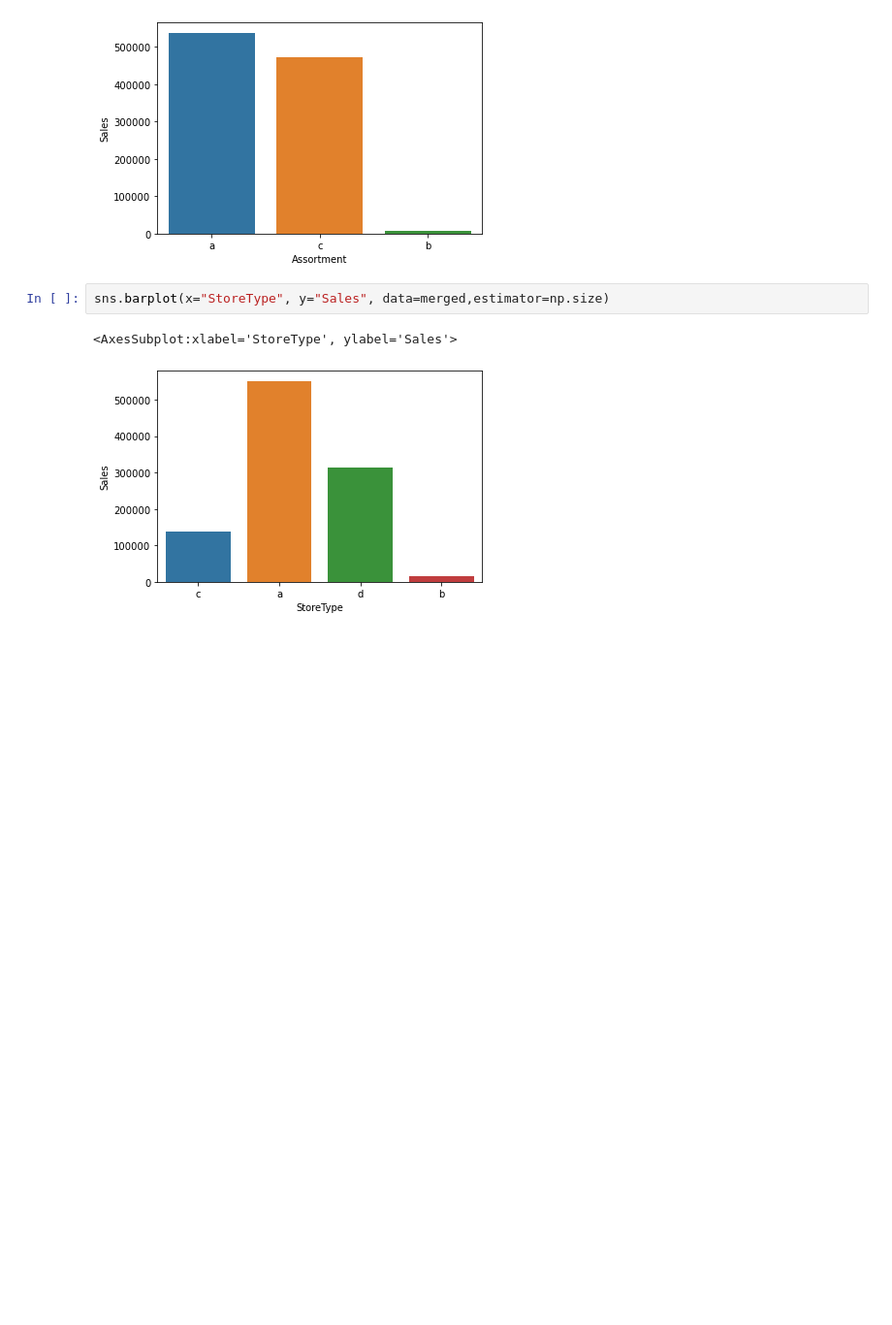
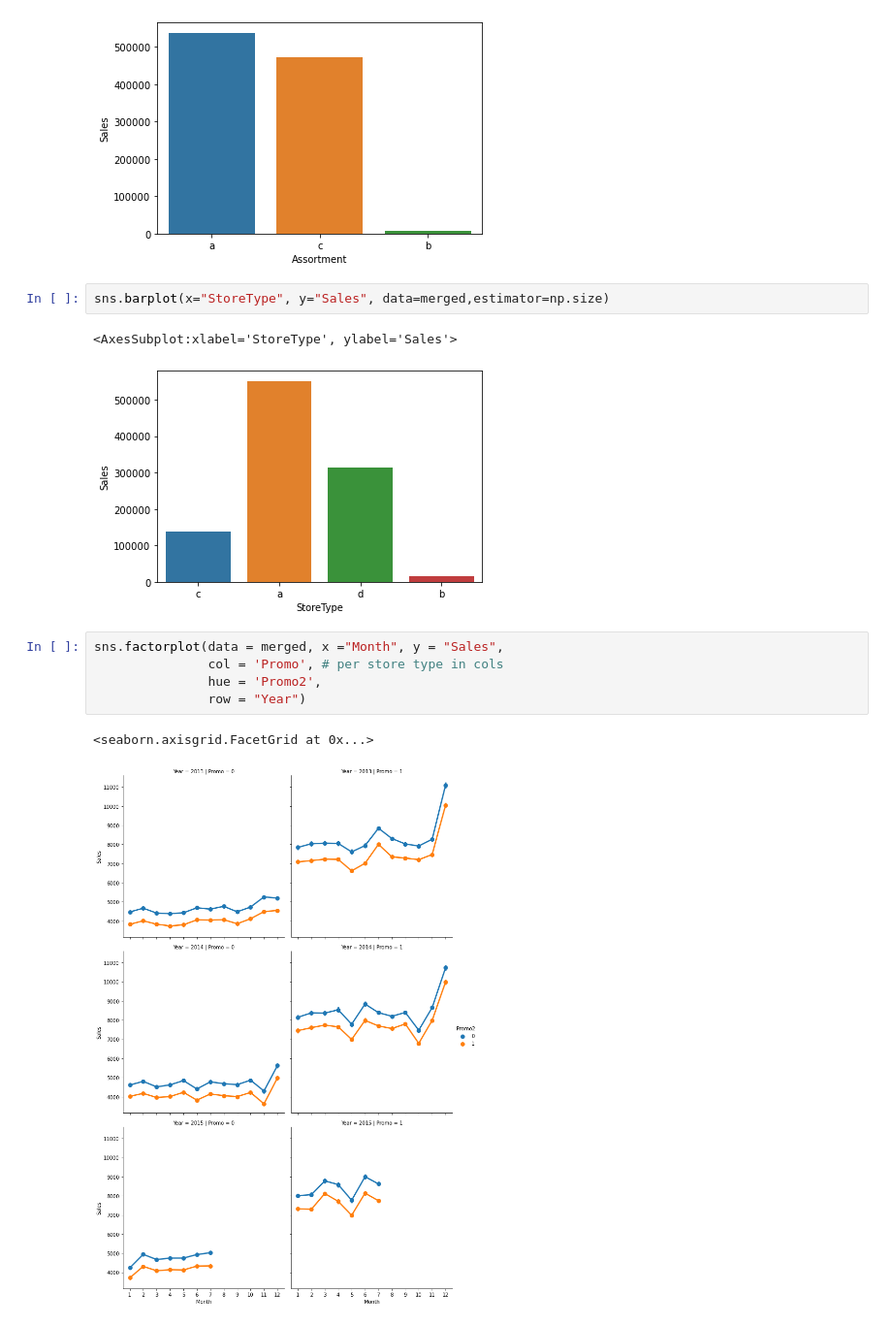
Before and after one commit to AmonKi/sales-prediction, a Jupyter notebook: Data Exploration.ipynb, the cells around one changed output. Shown: that part at 97% size. Saved outputs shown, nothing was run; the diff lists cells and outputs as text; blank space fills up the shorter version.

```diff
--- a/Data Exploration.ipynb
+++ b/Data Exploration.ipynb
@@ -221,3 +240,11 @@ sns.barplot(x="StoreType", y="Sales", data=merged,estimator=np.size)
 # %% [output]
 <AxesSubplot:xlabel='StoreType', ylabel='Sales'>
 [figure]
+# %%
+sns.factorplot(data = merged, x ="Month", y = "Sales",
+               col = 'Promo', # per store type in cols
+               hue = 'Promo2',
+               row = "Year")
+# %% [output]
+<seaborn.axisgrid.FacetGrid at 0x...>
+[figure, added]
```
Also changed, not shown: parts of 3 cells of this notebook.
